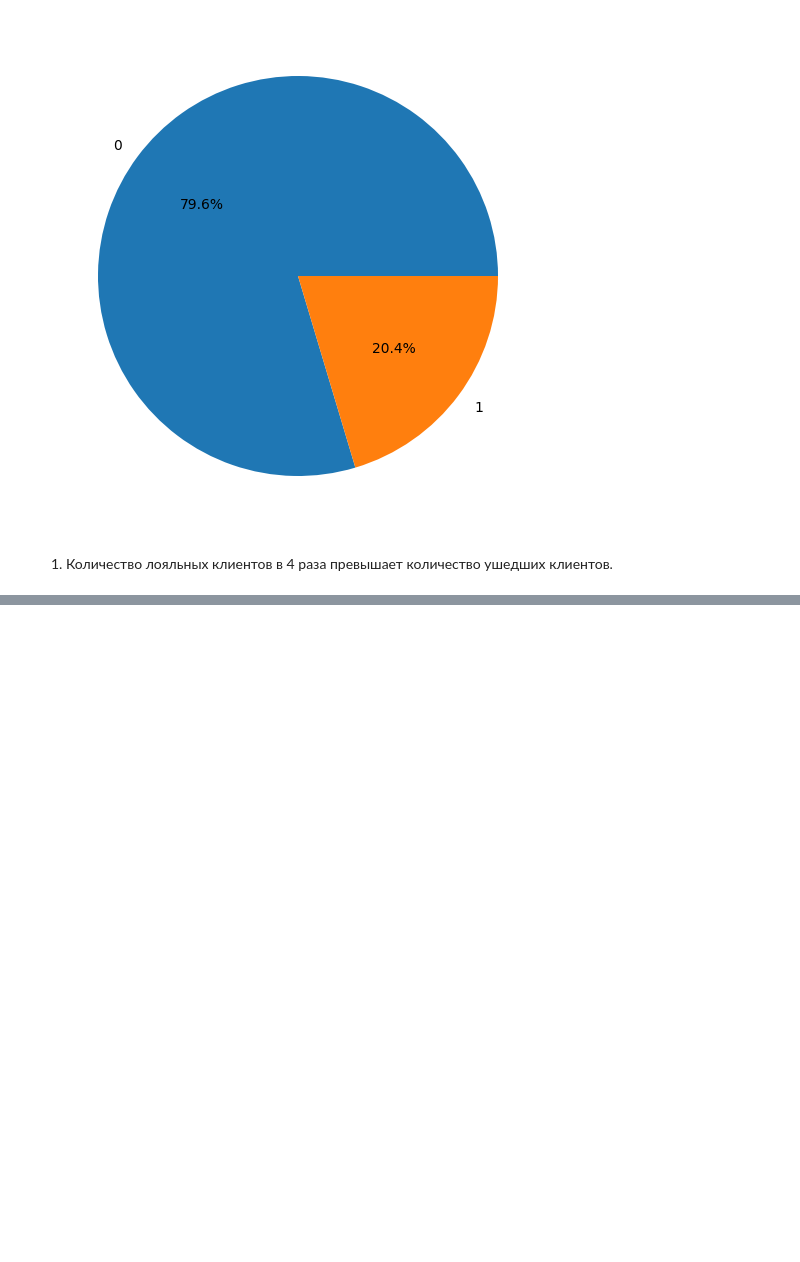
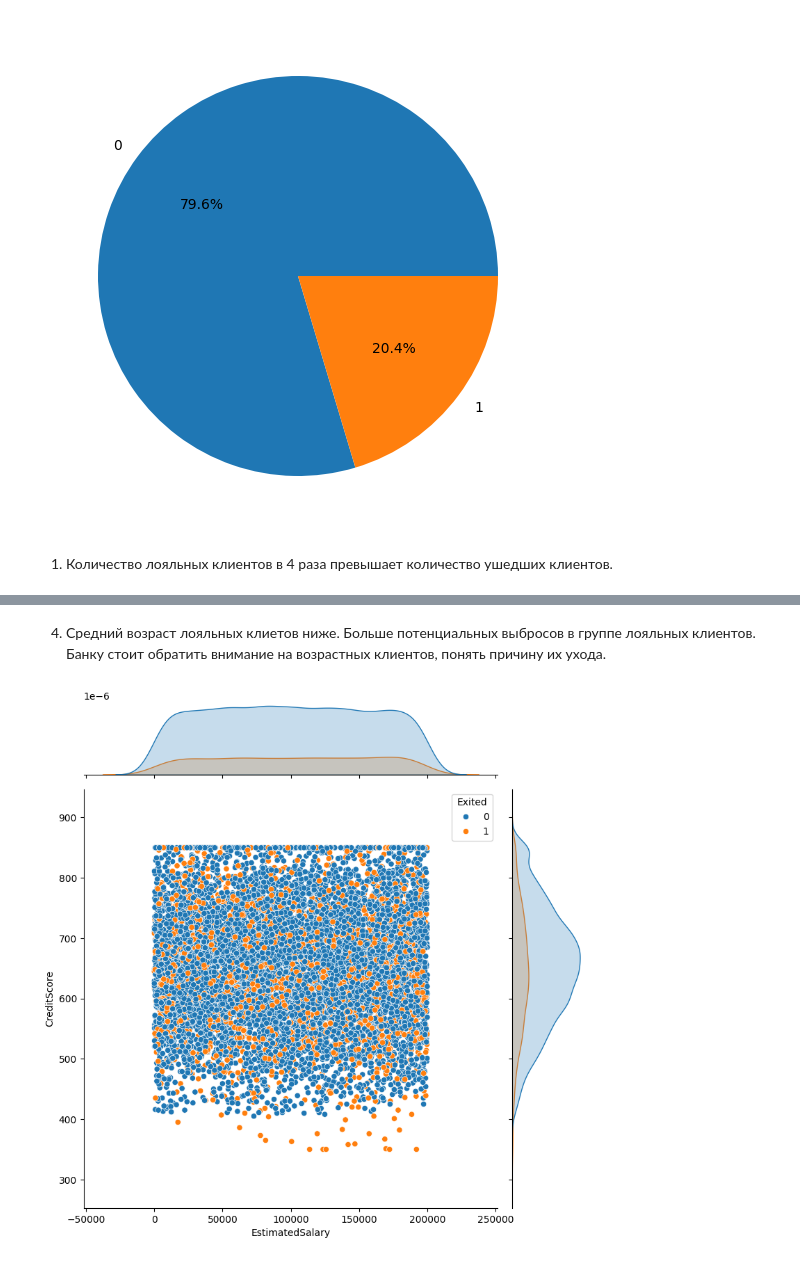
Before and after one commit to vkimich/sf_data_science, a Jupyter notebook: Skillfactory/PY_13_Визуализация данных/Практика.ipynb, the cells around one changed output, grey strips where cells are left out. Saved outputs shown, nothing was run; the diff lists cells and outputs as text; code cells hidden in the pictures; blank space fills up the shorter version.

```diff
--- a/Skillfactory/PY_13_Визуализация данных/Практика.ipynb
+++ b/Skillfactory/PY_13_Визуализация данных/Практика.ipynb
@@ -50,0 +94,12 @@ axes.pie(
+# %% [markdown]
+4. Средний возраст лояльных клиетов ниже. Больше потенциальных выбросов в группе лояльных клиентов. Банку стоит обратить внимание на возрастных клиентов, понять причину их ухода.
+# %%
+jointplot = sns.jointplot(
+    data=churn_data,
+    x='EstimatedSalary',
+    y='CreditScore',
+    hue='Exited',
+    height=8,
+)
+# %% [output]
+[figure, added]
```
Also changed, not shown: parts of 19 cells of this notebook.
